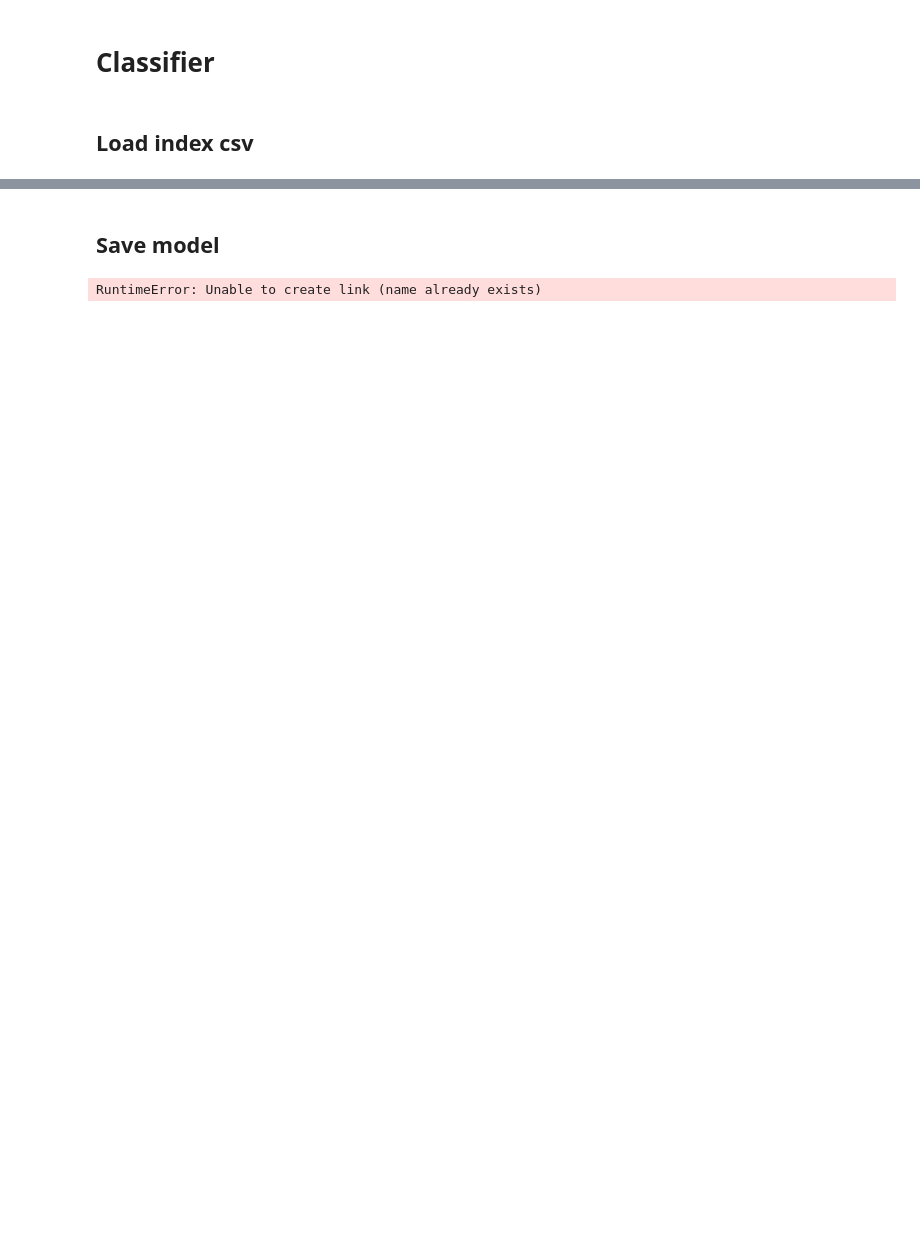
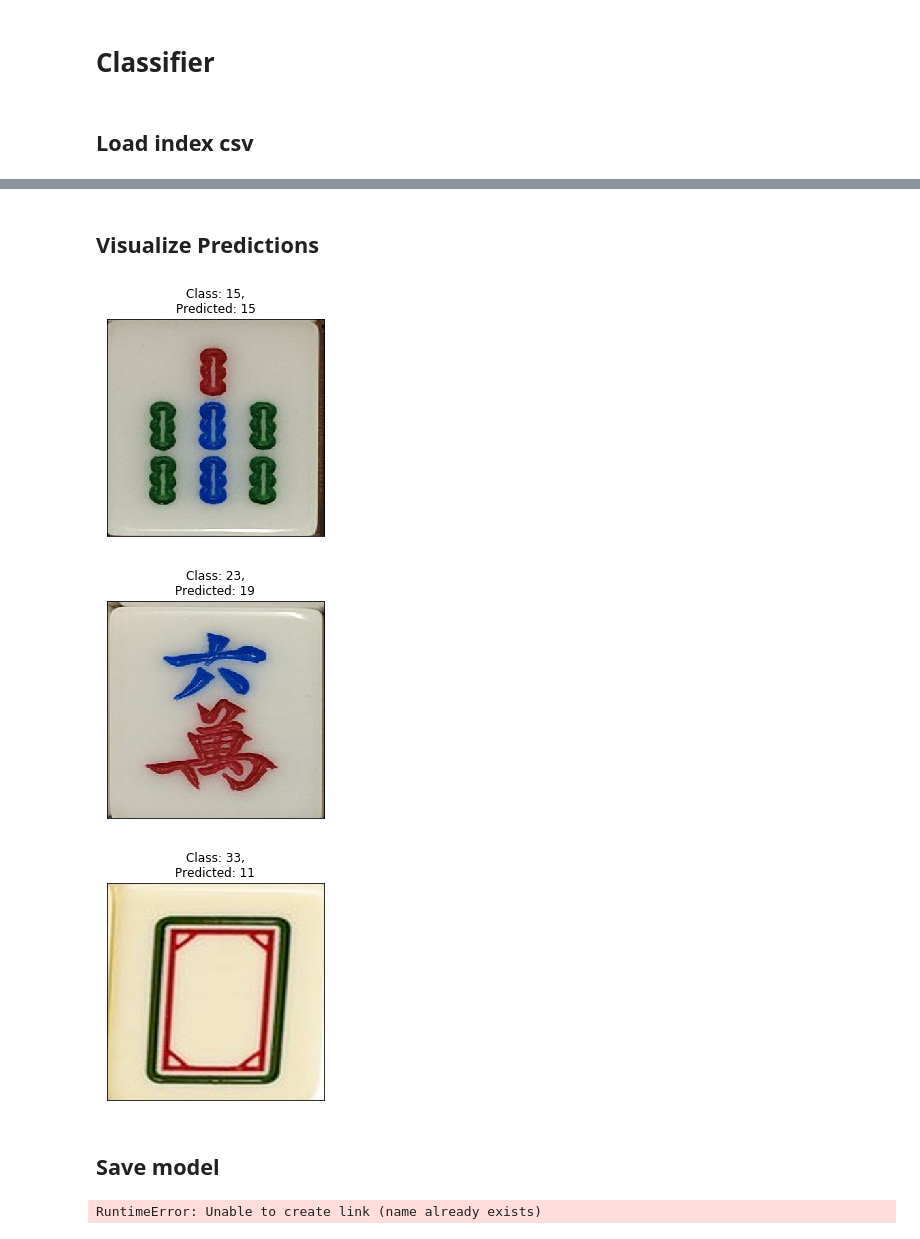
Before and after one commit to elise-ng/COMP4901J_Project, a Jupyter notebook: Classifier.ipynb, the cells around one changed output, grey strips where cells are left out. Cells and saved outputs as stored; diff of their text form; code cells hidden in the pictures; blank space fills up the shorter version.

```diff
--- a/Classifier.ipynb
+++ b/Classifier.ipynb
@@ -136,12 +144,0 @@ Tile class:
-# %%
-# train-test split
-train_size = int(dataset_size * 0.7)
-val_size = int(dataset_size * 0.15) # test has 0.15 as well
-
-print("train size:", train_size)
-print("val size:", val_size)
-
-train_ds = all_ds.take(train_size)
-test_ds = all_ds.skip(train_size)
-val_ds = test_ds.take(val_size)
-test_ds = test_ds.skip(val_size)
@@ -259,21 +230,0 @@ plt.show()
-# %%
-test_ds_batch = test_ds.cache()\
-    .apply(tf.data.experimental.shuffle_and_repeat(buffer_size=train_size))\
-    .batch(batch_size)\
-    .prefetch(buffer_size=AUTOTUNE)
-
-classifier.evaluate(test_ds_batch.make_one_shot_iterator(), steps=1)
-
-batch = test_ds_batch.skip(10).take(1)
-
-for images, labels in batch:
-    for i in range(9):
-        plt.subplot(3, 3, i+1)
-        image = images[i]
-        label = labels[i]
-        plt.imshow(image)
-        plt.title("Class: {},\nPredicted: {}".format(np.argmax(label), np.argmax(classifier.predict(x=tf.data.Dataset.from_tensors([image]).make_one_shot_iterator(), steps=1))))
-        plt.grid(False)
-        plt.xticks([])
-        plt.yticks([])
-        plt.tight_layout()
@@ -283,3 +243,18 @@ for images, labels in batch:
+# %% [markdown]
+## Visualize Predictions
+# %%
+for n, (image, label) in enumerate(test_ds.take(3)):
+    pred = np.argmax(classifier.predict_on_batch(x=image[np.newaxis,:])[0])
+    plt.imshow(image)
+    plt.grid(False)
+    plt.xticks([])
+    plt.yticks([])
+    plt.title("Class: {},\nPredicted: {}".format(np.argmax(label), pred))
+    plt.show()
+# %% [output]
+[figure, added]
+[figure, added]
+[figure, added]
 # %% [markdown]
 ## Save model
 # %%
```
Also changed, not shown: parts of 20 cells of this notebook.
